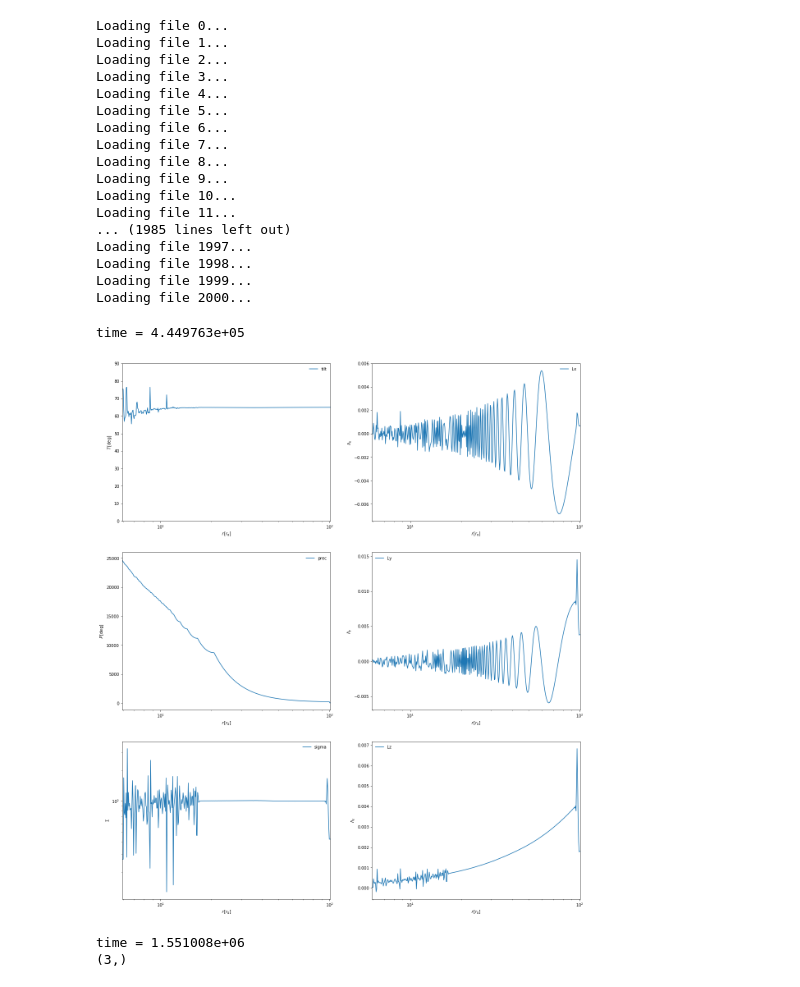
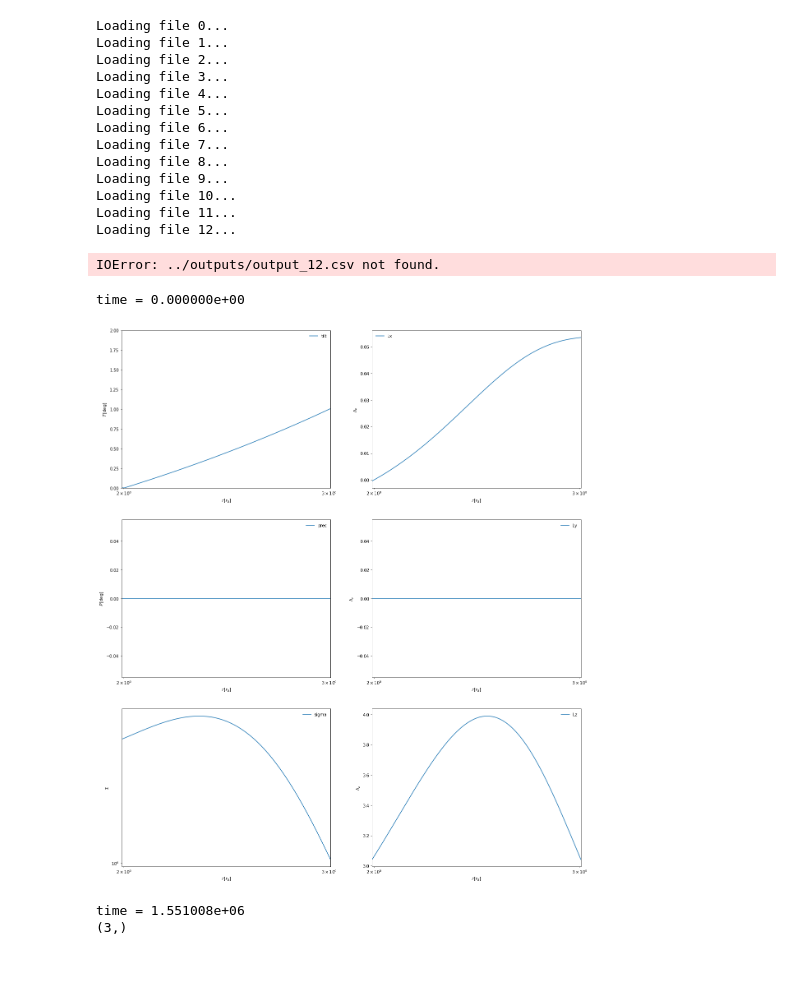
Before and after one commit to nomahen/twisted_disk_1d, a Jupyter notebook: notebooks/plot_outputs_new-Copy1.ipynb, the cells around one changed output. Drawn from its saved outputs; the diff is of its cells as text; code cells hidden in the pictures.

```diff
--- a/notebooks/plot_outputs_new-Copy1.ipynb
+++ b/notebooks/plot_outputs_new-Copy1.ipynb
@@ -6,7 +6,7 @@ from read_data import *
 
 %matplotlib inline
 # %%
-pref = '../outputs/presentation/tearing/output_'
+pref = '../outputs/output_'
 HoR  = 1e-3
 filenames = get_fn_list(pref,0,2000)
 full_data = []
@@ -26,11 +26,8 @@ Loading file 8...
 Loading file 9...
 Loading file 10...
 Loading file 11...
-... (1985 lines left out)
-Loading file 1997...
-Loading file 1998...
-Loading file 1999...
-Loading file 2000...
+Loading file 12...
+IOError: ../outputs/output_12.csv not found.
 # %%
 def plot_interface(table):
     plot_r  = table["r"]
@@ -51,7 +48,7 @@ def plot_interface(table):
     ax[0][0].plot(plot_r,plot_t)
     ax[0][0].set_xlabel(r'$r\,[r_{\rm g}]$')
     ax[0][0].set_ylabel(r'$T\,[{\rm deg}]$')
-    ax[0][0].set_ylim(0,90)
+    ax[0][0].set_ylim(0,2)
     ax[0][0].set_xlim(rmin,rmax)
     ax[0][0].set_xscale('log')
     ax[0][0].legend(frameon=False)
@@ -76,36 +73,36 @@ def plot_interface(table):
     ax[0][1].plot(plot_r,plot_Lx)
     ax[0][1].set_xlabel(r'$r\,[r_{\rm g}]$')
     ax[0][1].set_ylabel(r'$\Lambda_x$')
     #ax[0][1].set_ylim(0,50000)
     ax[0][1].set_xlim(rmin,rmax)
     ax[0][1].set_xscale('log')
     ax[0][1].legend(frameon=False)
 
     ax[1][1].plot(plot_r,plot_Ly)
     ax[1][1].set_xlabel(r'$r\,[r_{\rm g}]$')
     ax[1][1].set_ylabel(r'$\Lambda_y$')
     #ax[1][1].set_ylim(-50,1)
     ax[1][1].set_xlim(rmin,rmax)
     ax[1][1].set_xscale('log')
     ax[1][1].legend(frameon=False)
 
     ax[2][1].plot(plot_r,plot_Lz)
     ax[2][1].set_xlabel(r'$r\,[r_{\rm g}]$')
     ax[2][1].set_ylabel(r'$\Lambda_z$')
     #ax[2][1].set_ylim(-1e-3,1e-3)
     ax[2][1].set_xlim(rmin,rmax)
     ax[2][1].set_xscale('log')
     ax[2][1].legend(frameon=False)
 
 
     return fig
 
-fig = plot_interface(full_data[200])
+fig = plot_interface(full_data[0])
 
 plt.show()
 # %% [output]
-time = 4.449763e+05
+time = 0.000000e+00
-[figure, old version]
+[figure, new version]
 # %%
 def plot_interface_vid(table):
     plot_r  = table["r"]
```
Also changed, not shown: 10 other files.
